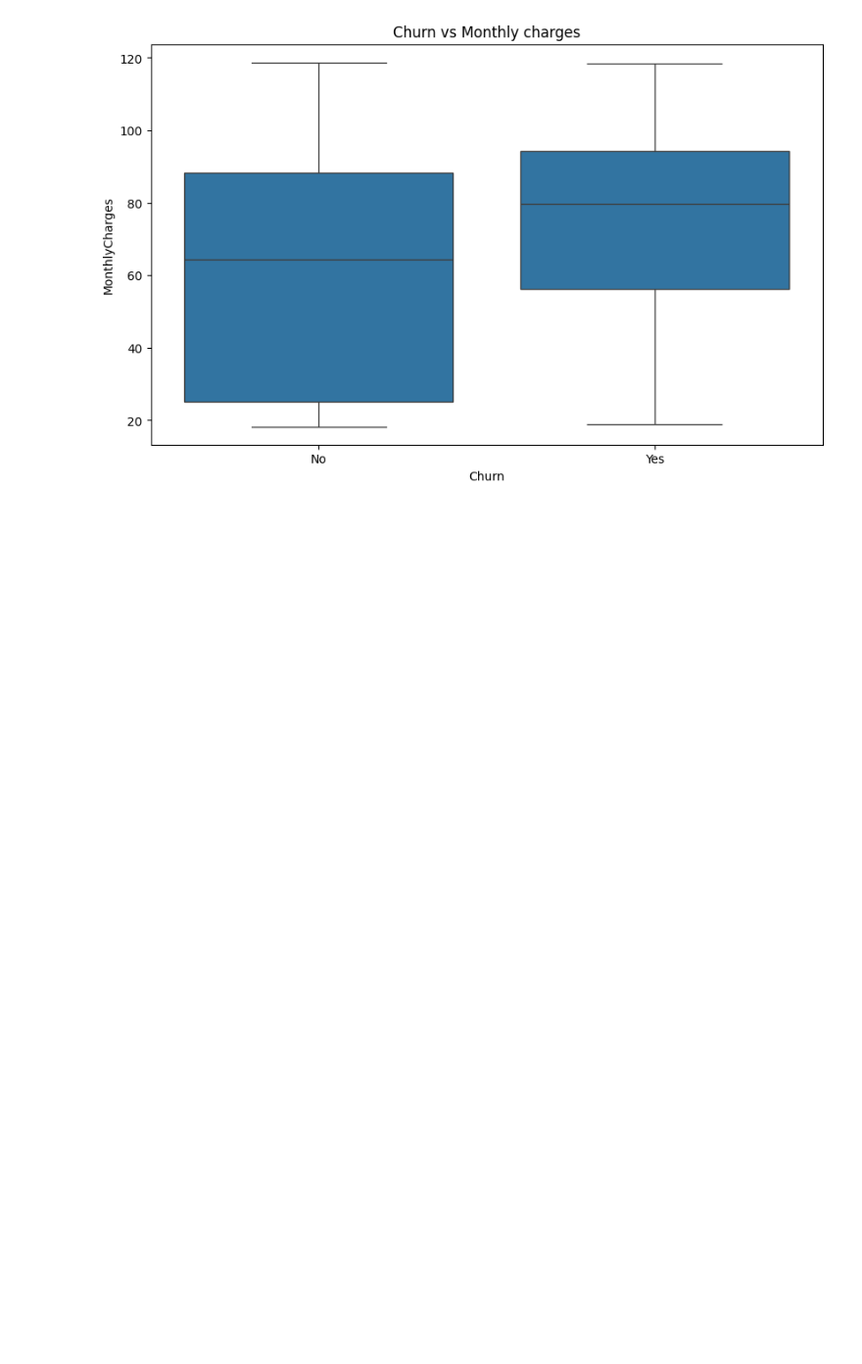
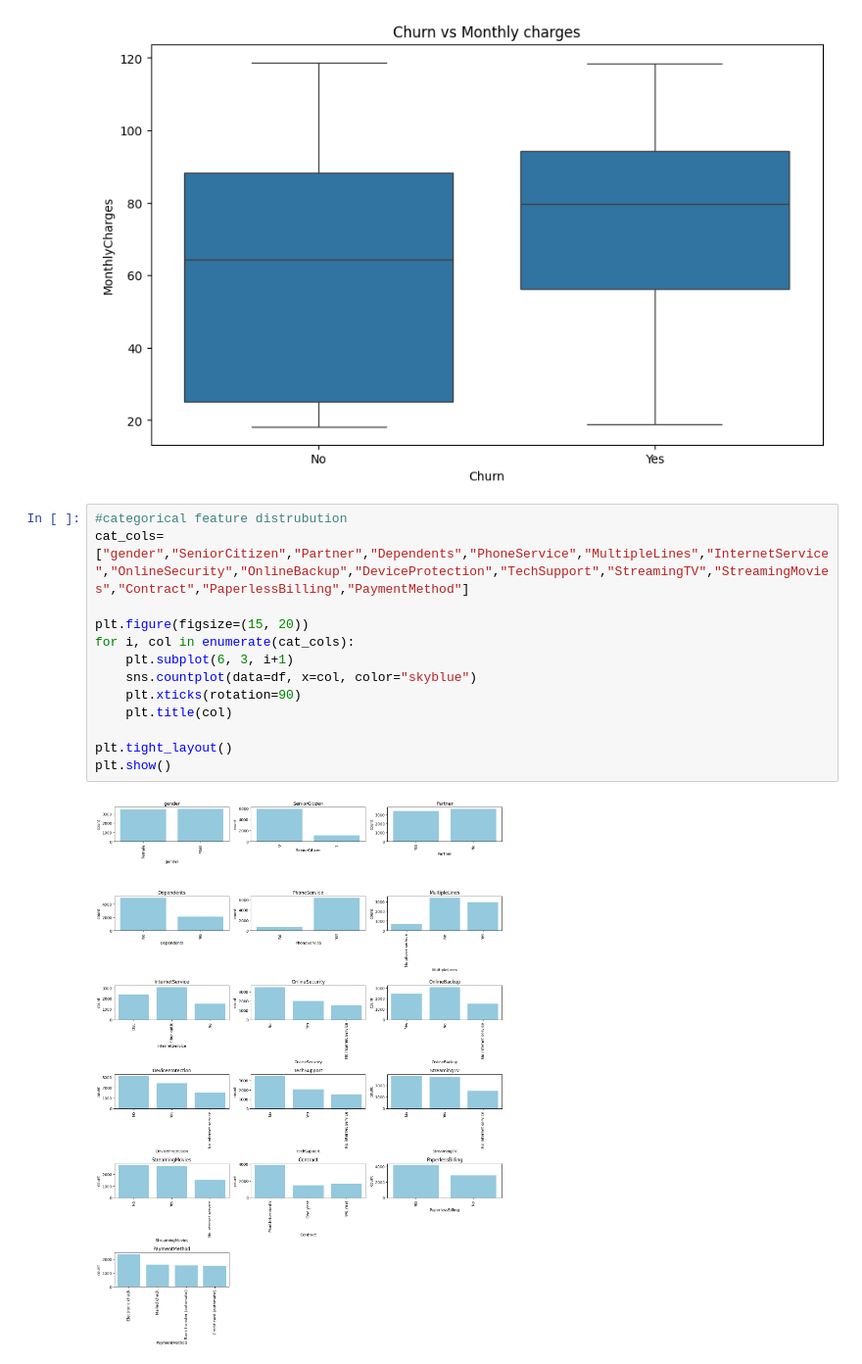
Before and after one commit to Hasindu123e/Churn-data-prediction, a Jupyter notebook: churn__data_Prediction.ipynb, the cells around one changed output. Shown at 98% size. Saved outputs shown, nothing was run; the diff lists cells and outputs as text; blank space fills up the shorter version.

```diff
--- a/churn__data_Prediction.ipynb
+++ b/churn__data_Prediction.ipynb
@@ -101,3 +101,18 @@ plt.show()
 # %% [output]
 [figure]
 [figure]
+# %%
+#categorical feature distrubution
+cat_cols=["gender","SeniorCitizen","Partner","Dependents","PhoneService","MultipleLines","InternetService","OnlineSecurity","OnlineBackup","DeviceProtection","TechSupport","StreamingTV","StreamingMovies","Contract","PaperlessBilling","PaymentMethod"]
+
+plt.figure(figsize=(15, 20))
+for i, col in enumerate(cat_cols):
+    plt.subplot(6, 3, i+1)
+    sns.countplot(data=df, x=col, color="skyblue")
+    plt.xticks(rotation=90)
+    plt.title(col)
+
+plt.tight_layout()
+plt.show()
+# %% [output]
+[figure, added]
```
Also changed, not shown: parts of 1 cell of this notebook.
